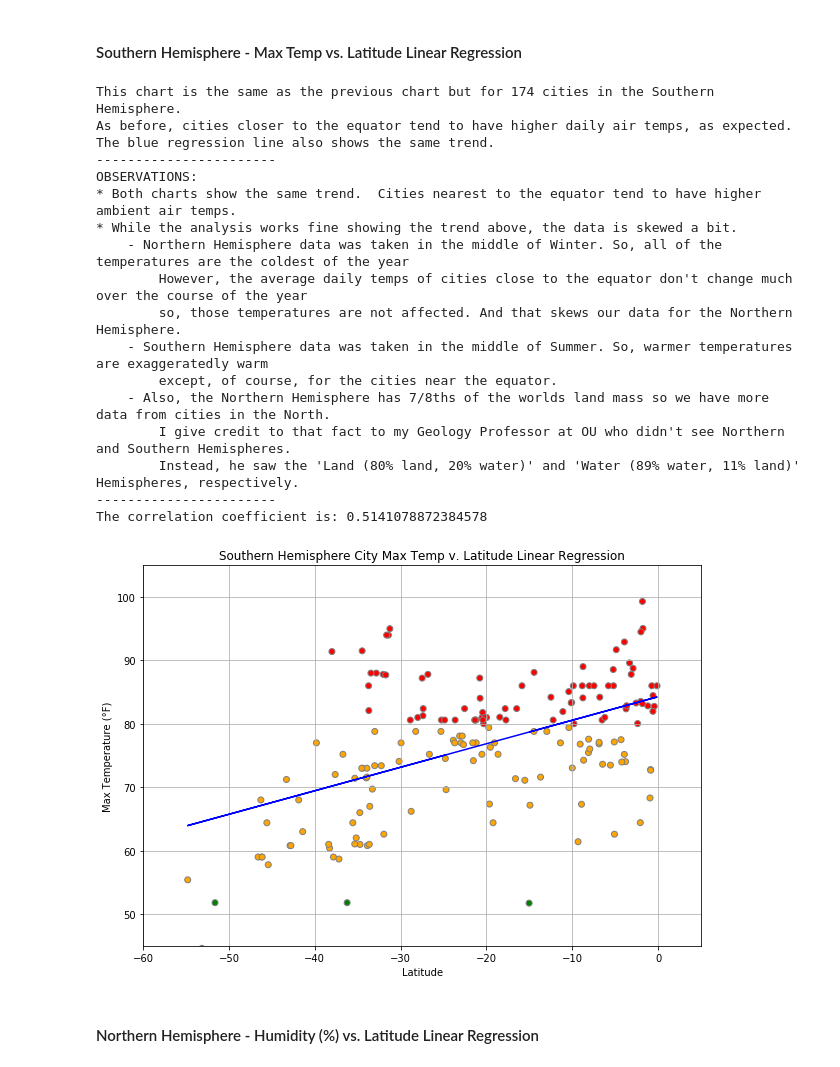
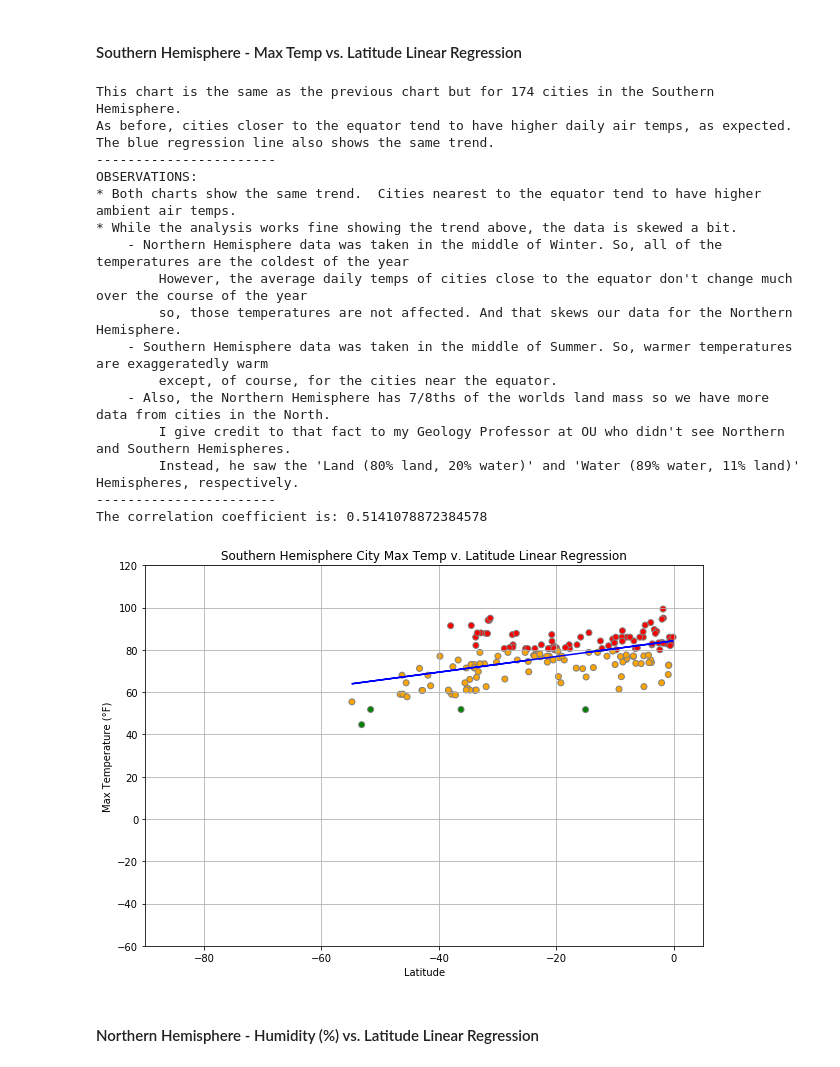
Before and after one commit to patrickhpatin/python-api-challenge, a Jupyter notebook: WeatherPy/WeatherPy.ipynb, the cells around one changed output. Drawn from its saved outputs; the diff is of its cells as text; code cells hidden in the pictures.

```diff
--- a/WeatherPy/WeatherPy.ipynb
+++ b/WeatherPy/WeatherPy.ipynb
@@ -56,9 +56,13 @@ from api_keys import weather_api_key
 # Incorporated citipy to determine city based on latitude and longitude
 from citipy import citipy
 
-# Output File (CSV)
+# Output Path & File (CSV)
 output_dir = os.path.join("..", "output_data")
 output_data_file = os.path.join(output_dir, "cities.csv")
+
+# Input Path & File (CSV)
+input_dir = os.path.join("..", "input_data")
+input_data_file = os.path.join(input_dir, "cities.csv")
 
 # Range of latitudes and longitudes
 lat_range = (-90, 90)
@@ -66,10 +70,10 @@ lng_range = (-180, 180)
 # %% [markdown]
 ## Generate Cities List
 # %%
-# Does our output file already exist?
-exists = os.path.isfile(output_data_file)
+# Does our intput file exist?
+exists = os.path.isfile(input_data_file)
 if exists == True:
-    df_weather = pd.read_csv(output_data_file)
+    df_weather = pd.read_csv(input_data_file)
     cities = df_weather["City"]
 else:
     # List for holding lat_lngs and cities
@@ -502,35 +507,35 @@ print("    - Northern Hemisphere data was taken in the middle of Winter. So, all
 print("        However, the average daily temps of cities close to the equator don't change much over the course of the year")
 print("        so, those temperatures are not affected. And that skews our data for the Northern Hemisphere.")
 print("    - Southern Hemisphere data was taken in the middle of Summer. So, warmer temperatures are exaggeratedly warm")
 print("        except, of course, for the cities near the equator.")
 print("    - Also, the Northern Hemisphere has 7/8ths of the worlds land mass so we have more data from cities in the North.")
 print("        I give credit to that fact to my Geology Professor at OU who didn't see Northern and Southern Hemispheres.")
 print("        Instead, he saw the 'Land (80% land, 20% water)' and 'Water (89% water, 11% land)' Hemispheres, respectively.")
 print("-----------------------")
 
 # Call our function to plot the regression chart
 PlotLinearRegression(df_weather_south["Lat"], df_weather_south["Hi"], df_weather_south["Color"],
-                     "Max Temperature (°F)", -60, 5, 45, 105,
+                     "Max Temperature (°F)", -90, 5, -60, 120,
                      "Southern Hemisphere City Max Temp v. Latitude Linear Regression", "SH_TempvLat.png")
 # %% [output]
 This chart is the same as the previous chart but for 174 cities in the Southern Hemisphere.
 As before, cities closer to the equator tend to have higher daily air temps, as expected.
 The blue regression line also shows the same trend.
 -----------------------
 OBSERVATIONS:
 * Both charts show the same trend.  Cities nearest to the equator tend to have higher ambient air temps.
 * While the analysis works fine showing the trend above, the data is skewed a bit.
     - Northern Hemisphere data was taken in the middle of Winter. So, all of the temperatures are the coldest of the year
         However, the average daily temps of cities close to the equator don't change much over the course of the year
         so, those temperatures are not affected. And that skews our data for the Northern Hemisphere.
     - Southern Hemisphere data was taken in the middle of Summer. So, warmer temperatures are exaggeratedly warm
         except, of course, for the cities near the equator.
     - Also, the Northern Hemisphere has 7/8ths of the worlds land mass so we have more data from cities in the North.
         I give credit to that fact to my Geology Professor at OU who didn't see Northern and Southern Hemispheres.
         Instead, he saw the 'Land (80% land, 20% water)' and 'Water (89% water, 11% land)' Hemispheres, respectively.
 -----------------------
 The correlation coefficient is: 0.5141078872384578
-[figure, old version]
+[figure, new version]
 # %% [markdown]
 ####  Northern Hemisphere - Humidity (%) vs. Latitude Linear Regression
 # %%
```
Also changed, not shown: parts of 5 cells of this notebook.
